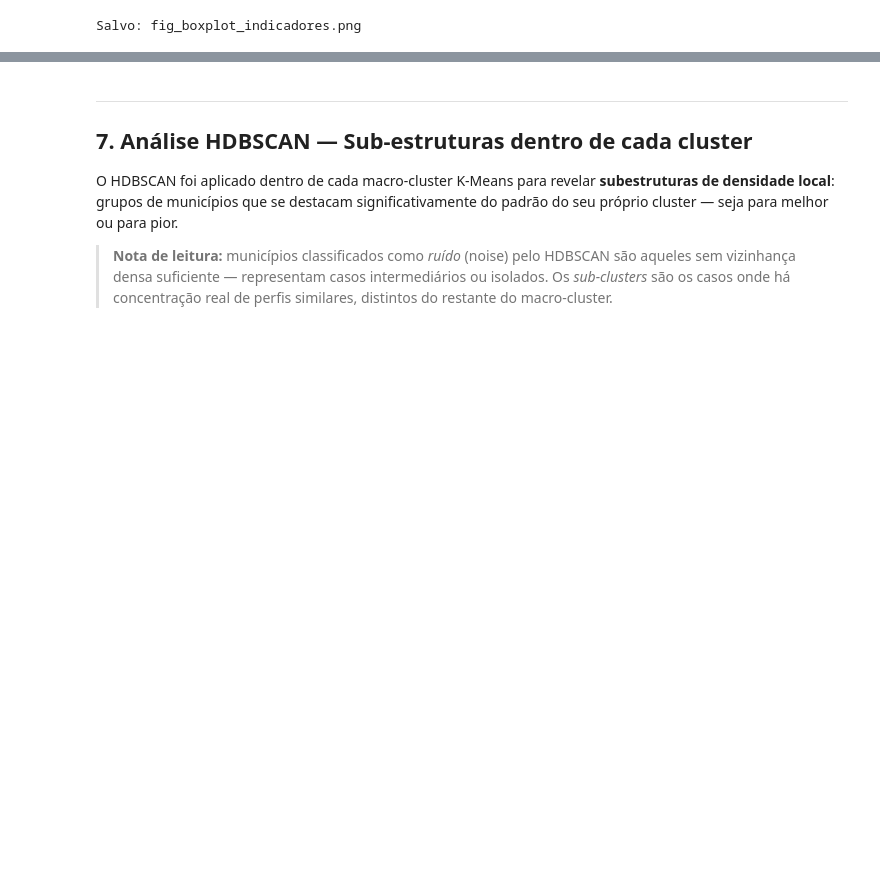
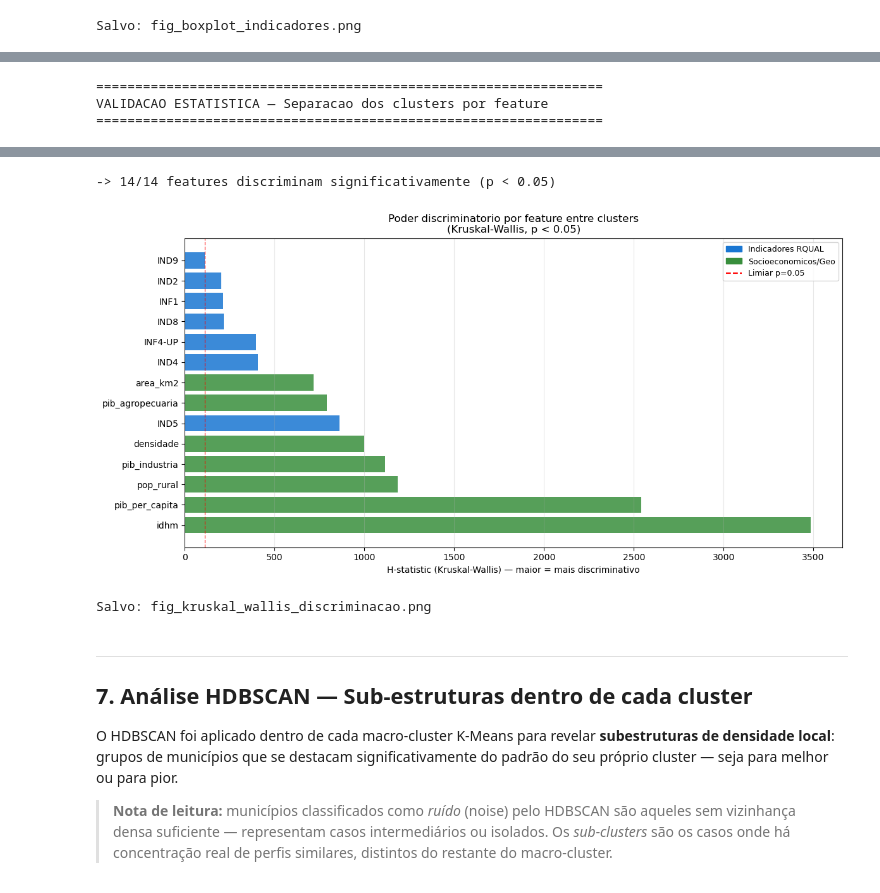
Before and after one commit to mfidosjr/Framework-Explicabilidade-Indicadores, a Jupyter notebook: 3-KMeans+HDBSCAN/07-Interpretacao_Clusters.ipynb, the cells around one changed output, grey strips where cells are left out. Drawn from its saved outputs; the diff is of its cells as text; code cells hidden in the pictures; blank space fills up the shorter version.

```diff
--- a/3-KMeans+HDBSCAN/07-Interpretacao_Clusters.ipynb
+++ b/3-KMeans+HDBSCAN/07-Interpretacao_Clusters.ipynb
@@ -438,0 +451,72 @@ Salvo: fig_boxplot_indicadores.png
+# %%
+# Bloco 9B — Validação estatística: ANOVA + Kruskal-Wallis por feature
+from scipy import stats
+import matplotlib.patches as mpatches
+
+todas_feats = IND_COLS + SOC_COLS
+resultados = []
+
+for feat in todas_feats:
+    grupos = [df.loc[df['kmeans_cluster'] == k, feat].dropna().values
+              for k in sorted(df['kmeans_cluster'].unique())]
+    grupos = [g for g in grupos if len(g) > 0]
+
+    try:
+        f_stat, p_anova = stats.f_oneway(*grupos)
+    except Exception:
+        f_stat, p_anova = float('nan'), float('nan')
+
+    try:
+        h_stat, p_kw = stats.kruskal(*grupos)
+    except Exception:
+        h_stat, p_kw = float('nan'), float('nan')
+
+    resultados.append({
+        'feature':    feat,
+        'F':          round(f_stat, 1),
+        'p_anova':    p_anova,
+        'H':          round(h_stat, 1),
+        'p_kw':       p_kw,
+        'discrimina': 'Sim' if (p_kw is not None and p_kw < 0.05) else 'Nao',
+    })
+
+df_stat = pd.DataFrame(resultados).sort_values('H', ascending=False).reset_index(drop=True)
+df_stat['p_anova_fmt'] = df_stat['p_anova'].apply(lambda p: f'{p:.2e}' if pd.notna(p) else '—')
+df_stat['p_kw_fmt']    = df_stat['p_kw'].apply(lambda p: f'{p:.2e}' if pd.notna(p) else '—')
+
+print('=' * 65)
+print('VALIDACAO ESTATISTICA — Separacao dos clusters por feature')
+print('=' * 65)
+display(df_stat[['feature','F','p_anova_fmt','H','p_kw_fmt','discrimina']]
+        .rename(columns={'p_anova_fmt':'p ANOVA','p_kw_fmt':'p Kruskal-Wallis'}))
+
+n_discrimina = (df_stat['p_kw'] < 0.05).sum()
+print(f'\n-> {n_discrimina}/{len(df_stat)} features discriminam significativamente (p < 0.05)')
+
+# Gráfico: H-statistic por feature
+CORES_FEATS = ['#1976D2' if f in IND_COLS else '#388E3C' for f in df_stat['feature']]
+
+fig, ax = plt.subplots(figsize=(12, 6))
+ax.barh(df_stat['feature'], df_stat['H'], color=CORES_FEATS, alpha=0.85)
+
+limiar_h = df_stat.loc[df_stat['p_kw'] < 0.05, 'H'].min()
+ax.axvline(x=limiar_h, color='red', linestyle='--', linewidth=1,
+           alpha=0.7, label=f'Limiar p=0.05 (H={limiar_h:.0f})')
+
+patch_rqual = mpatches.Patch(color='#1976D2', label='Indicadores RQUAL')
+patch_socio = mpatches.Patch(color='#388E3C', label='Socioeconomicos/Geo')
+ax.legend(handles=[patch_rqual, patch_socio,
+                   plt.Line2D([0],[0], color='red', linestyle='--', label=f'Limiar p=0.05')],
+          fontsize=9)
+
+ax.set_xlabel('H-statistic (Kruskal-Wallis) — maior = mais discriminativo')
+ax.set_title('Poder discriminatorio por feature entre clusters\n(Kruskal-Wallis, p < 0.05)', fontsize=12)
+ax.grid(axis='x', alpha=0.3)
+plt.tight_layout()
+plt.savefig('fig_kruskal_wallis_discriminacao.png', dpi=150, bbox_inches='tight')
+plt.show()
+print('Salvo: fig_kruskal_wallis_discriminacao.png')
+# %% [output]
+=================================================================
+VALIDACAO ESTATISTICA — Separacao dos clusters por feature
+=================================================================
@@ -439,3 +538,6 @@ Salvo: fig_boxplot_indicadores.png
+-> 14/14 features discriminam significativamente (p < 0.05)
+[figure, added]
+Salvo: fig_kruskal_wallis_discriminacao.png
 # %% [markdown]
 ---
 
```
Also changed, not shown: parts of 2 cells of this notebook, 3 other files.
